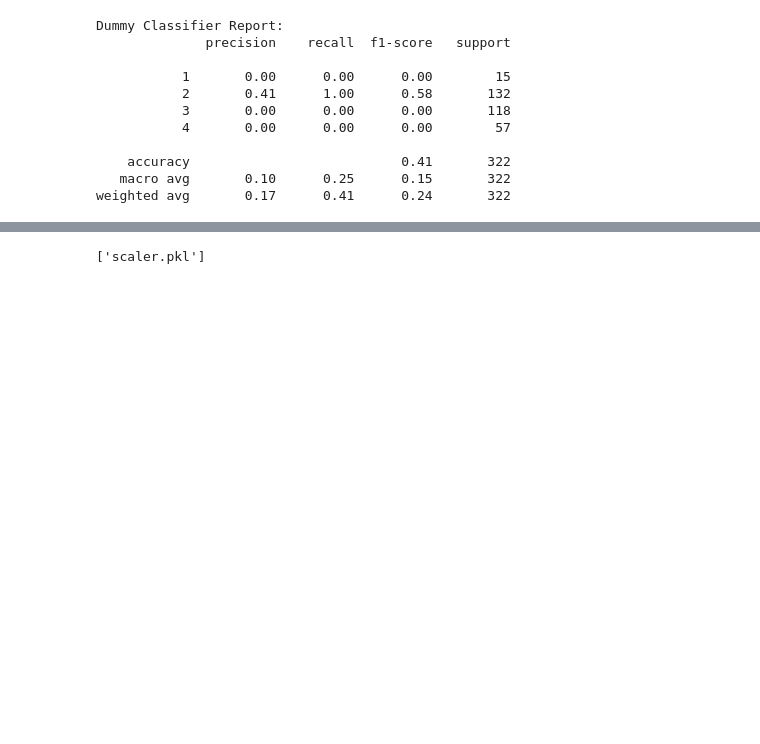
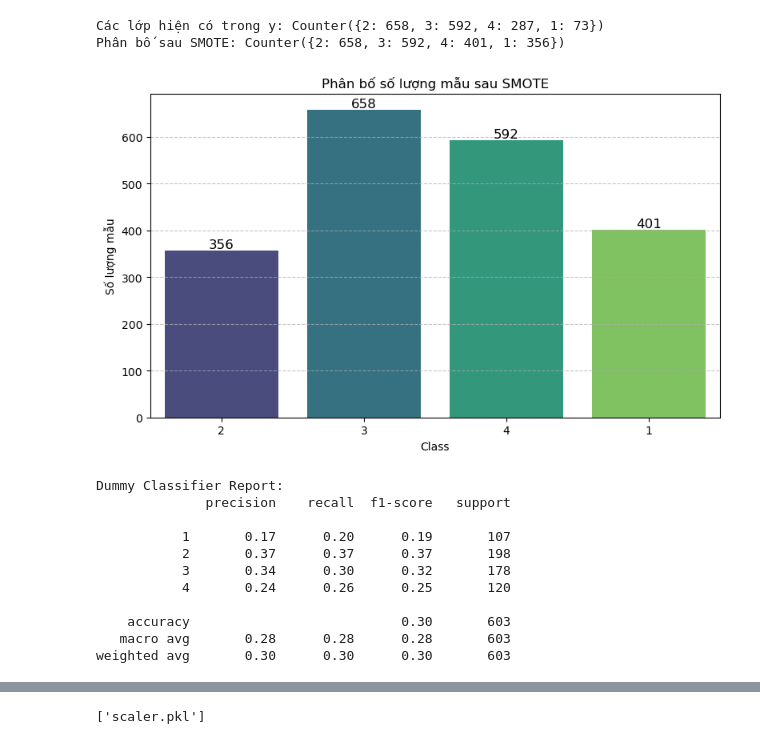
Before and after one commit to Thanggap/AI, a Jupyter notebook: modeltraining.ipynb, the cells around one changed output, grey strips where cells are left out. Cells and saved outputs as stored; diff of their text form; code cells hidden in the pictures; blank space fills up the shorter version.

```diff
--- a/modeltraining.ipynb
+++ b/modeltraining.ipynb
@@ -41 +41,52 @@ y = df['Class']                # mục tiêu cần dự đoán
+# %%
+from imblearn.over_sampling import SMOTE
+from collections import Counter
+
+# Define X as the feature set and y as the target column
+X = df.drop(columns=['Class'])
+y = df['Class']
+
+# Xác định các lớp thực tế trong y
+print("Các lớp hiện có trong y:", Counter(y))
+
+# Cập nhật sampling_strategy để phù hợp với các lớp thực tế
+smote = SMOTE(sampling_strategy={
+    1: 356,  # Thiếu cân
+    4: 401   # Béo phì
+}, random_state=42)
+
+X_resampled, y_resampled = smote.fit_resample(X, y)
+
+print("Phân bố sau SMOTE:", Counter(y_resampled))
+
+import matplotlib.pyplot as plt
+
+# Đếm số lượng mỗi lớp
+class_counts = Counter(y_resampled)
+
+# Tạo biểu đồ
+import matplotlib.pyplot as plt
+import seaborn as sns
+
+plt.figure(figsize=(8, 5))
+bars = sns.barplot(x=list(class_counts.keys()), y=list(class_counts.values()), palette="viridis")
+
+# Ghi giá trị trên mỗi cột
+for bar in bars.patches:
+    height = bar.get_height()
+    bars.annotate(f'{int(height)}',
+                  (bar.get_x() + bar.get_width() / 2, height),
+                  ha='center', va='bottom', fontsize=12)
+
+plt.xlabel('Class')
+plt.ylabel('Số lượng mẫu')
+plt.title('Phân bố số lượng mẫu sau SMOTE')
+plt.xticks(ticks=range(len(class_counts.keys())), labels=list(class_counts.keys()))
+plt.grid(axis='y', linestyle='--', alpha=0.7)
+plt.tight_layout()
+plt.show()
+# %% [output]
+Các lớp hiện có trong y: Counter({2: 658, 3: 592, 4: 287, 1: 73})
+Phân bố sau SMOTE: Counter({2: 658, 3: 592, 4: 401, 1: 356})
+[figure, added]
 # %%
@@ -50,5 +103,5 @@ X_test = scaler.transform(X_test)
 # %%
-dummy = DummyClassifier(strategy='most_frequent')
+dummy = DummyClassifier(strategy='stratified')
 dummy.fit(X_train, y_train)
 y_pred_dummy = dummy.predict(X_test)
 print("Dummy Classifier Report:")
@@ -57,12 +110,12 @@ print(classification_report(y_test, y_pred_dummy, zero_division=0))
 Dummy Classifier Report:
               precision    recall  f1-score   support
 
-           1       0.00      0.00      0.00        15
-           2       0.41      1.00      0.58       132
-           3       0.00      0.00      0.00       118
-           4       0.00      0.00      0.00        57
+           1       0.17      0.20      0.19       107
+           2       0.37      0.37      0.37       198
+           3       0.34      0.30      0.32       178
+           4       0.24      0.26      0.25       120
 
-    accuracy                           0.41       322
-   macro avg       0.10      0.25      0.15       322
-weighted avg       0.17      0.41      0.24       322
+    accuracy                           0.30       603
+   macro avg       0.28      0.28      0.28       603
+weighted avg       0.30      0.30      0.30       603
 # %%
```
Also changed, not shown: parts of 14 cells of this notebook, 2 other files.
